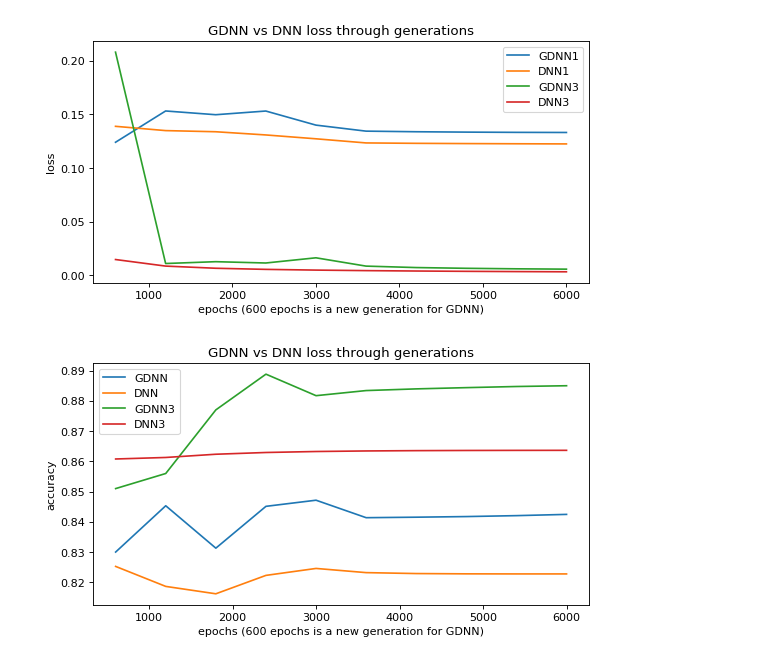
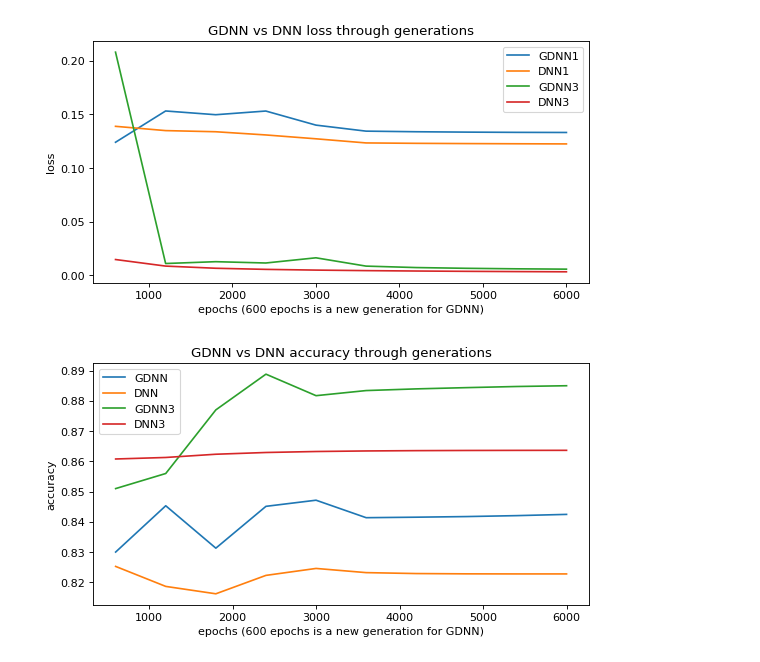
Before and after one commit to gmaggiotti/genetic_deep_learning, a Jupyter notebook: GDNN.ipynb, the cells around one changed output. Saved outputs shown, nothing was run; the diff lists cells and outputs as text; code cells hidden in the pictures.

Commit message:
fixing charts in notebook

```diff
--- a/GDNN.ipynb
+++ b/GDNN.ipynb
@@ -39,19 +39,19 @@ plt.show()
 # %%
 from matplotlib.pyplot import figure
 import matplotlib.pyplot as plt
 %matplotlib inline
 
 figure(num=None, figsize=(8, 4), dpi=80, facecolor='w', edgecolor='k')
 
-plt.plot(gdnn[:,0],gdnn[:,2], label="GDNN")
-plt.plot(dnn[:,0],dnn[:,2], label="DNN")
+plt.plot(gdnn1[:,0],gdnn1[:,2], label="GDNN")
+plt.plot(dnn1[:,0],dnn1[:,2], label="DNN")
 plt.plot(gdnn3[:,0],gdnn3[:,2], label="GDNN3")
 plt.plot(dnn3[:,0],dnn3[:,2], label="DNN3")
 
-plt.title('GDNN vs DNN loss through generations')
+plt.title('GDNN vs DNN accuracy through generations')
 plt.xlabel('epochs (600 epochs is a new generation for GDNN)')
 plt.ylabel('accuracy');
 plt.legend()
 plt.show()
 # %% [output]
-[figure, old version]
+[figure, new version]
```
Also changed, not shown: parts of 3 cells of this notebook.
